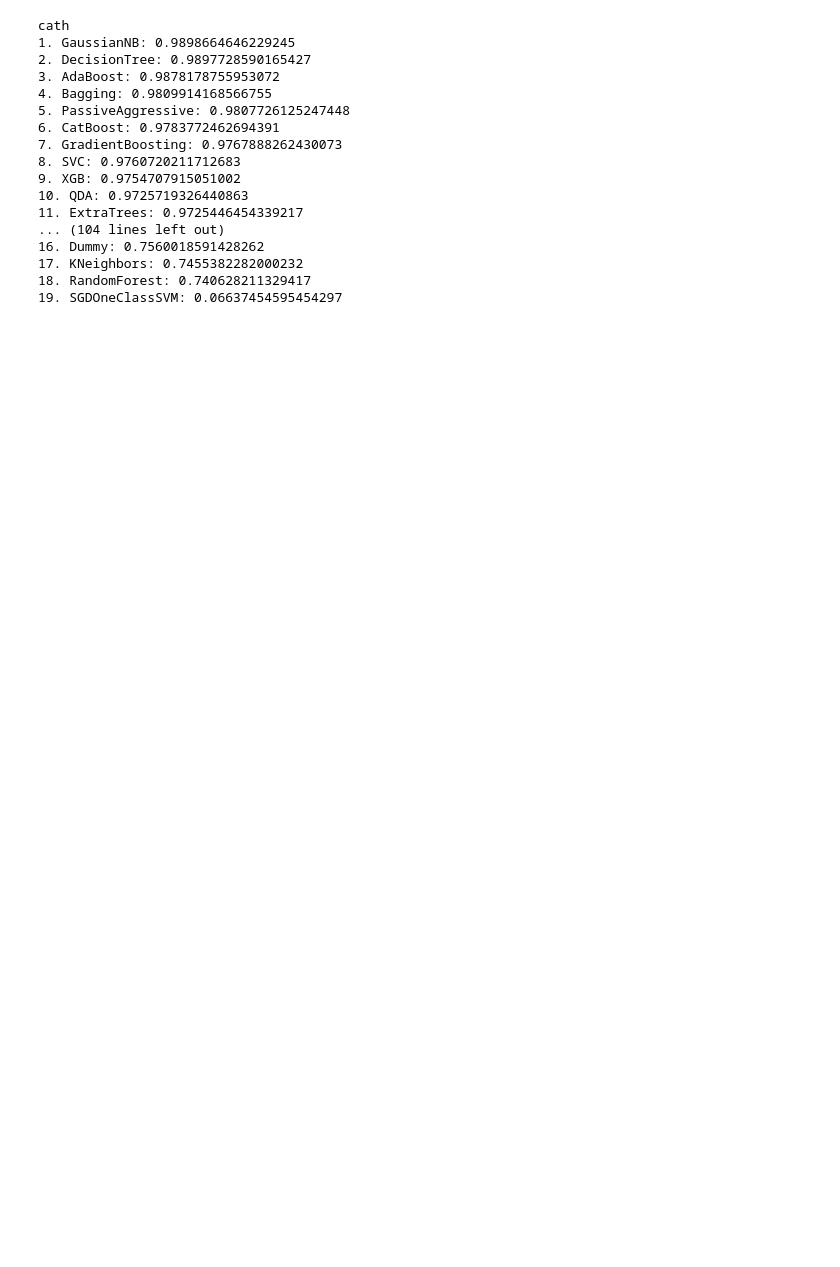
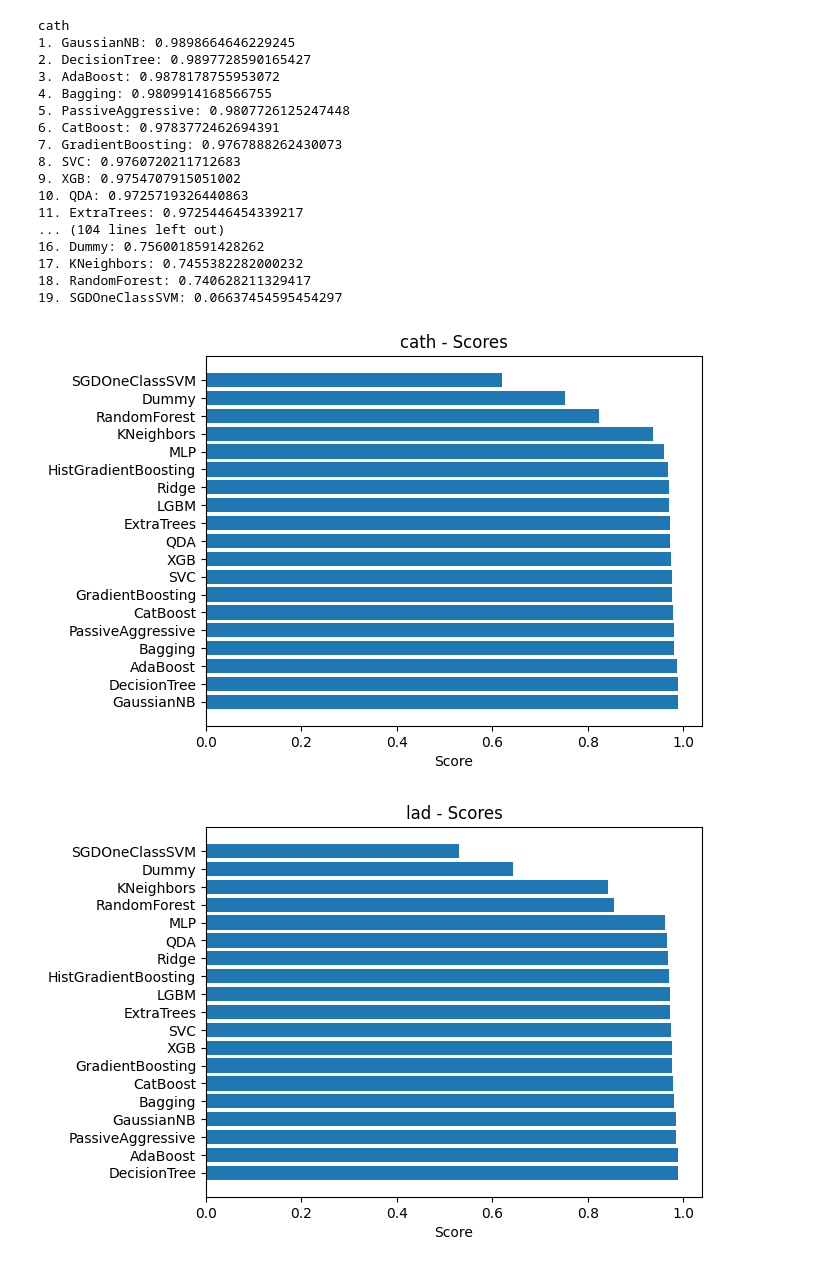
Before and after one commit to ericspring08/MTF-Diagnosing-Disease-In-Space, a Jupyter notebook: score.ipynb, the cells around one changed output. Saved outputs shown, nothing was run; the diff lists cells and outputs as text; code cells hidden in the pictures; blank space fills up the shorter version.

```diff
--- a/score.ipynb
+++ b/score.ipynb
@@ -55,3 +53,19 @@ cath
 17. KNeighbors: 0.7455382282000232
 18. RandomForest: 0.740628211329417
 19. SGDOneClassSVM: 0.06637454595454297
+# %%
+# Create a horizontal bar plot of all scores for every type of diagnosis
+for options in diagnosis_options:
+    scores = {}
+    for model in models:
+        scores.update({model: get_score(f'{options} - {model}')})
+
+    all_scores_sorted = dict(sorted(scores.items(), key=lambda item: item[1], reverse=True))
+    plt.barh(range(len(all_scores_sorted)), list(all_scores_sorted.values()), align='center')
+    plt.yticks(range(len(all_scores_sorted)), list(all_scores_sorted.keys()))
+    plt.xlabel('Score')
+    plt.title(f'{options} - Scores')
+    plt.show()
+# %% [output]
+[figure, added]
+[figure, added]
```
Also changed, not shown: parts of 2 cells of this notebook, 4 other files.
